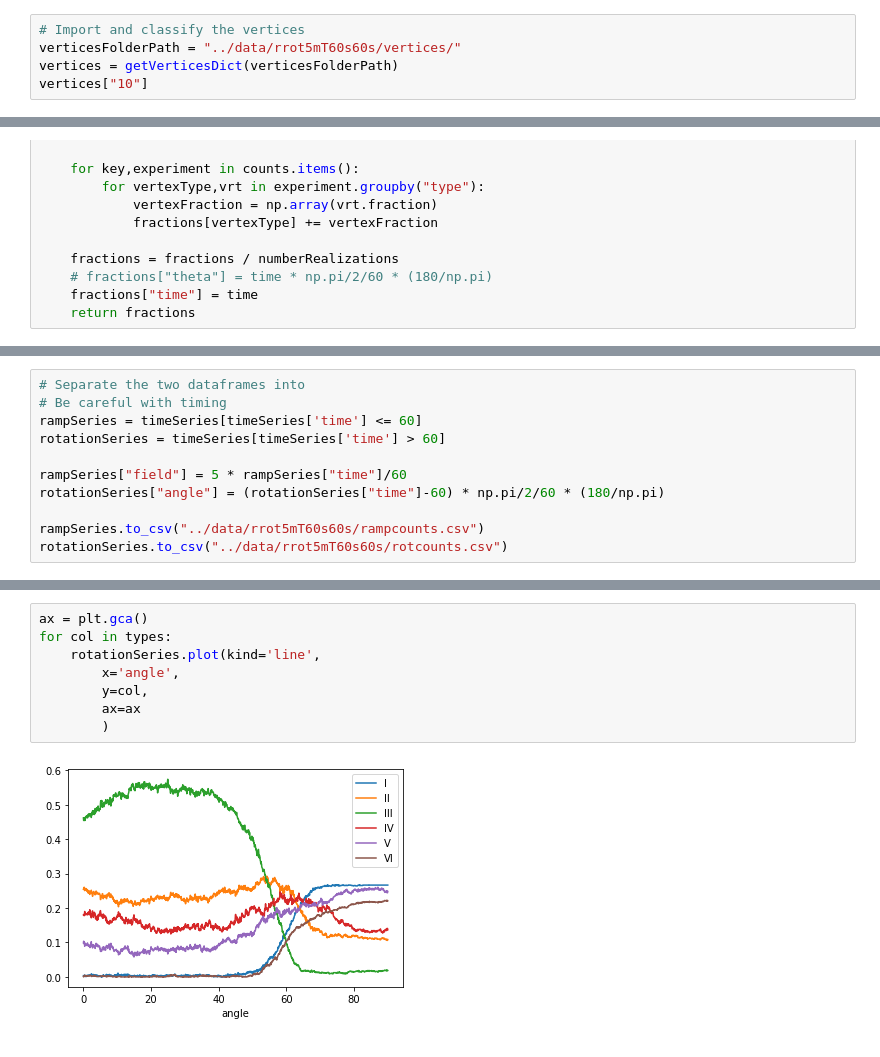
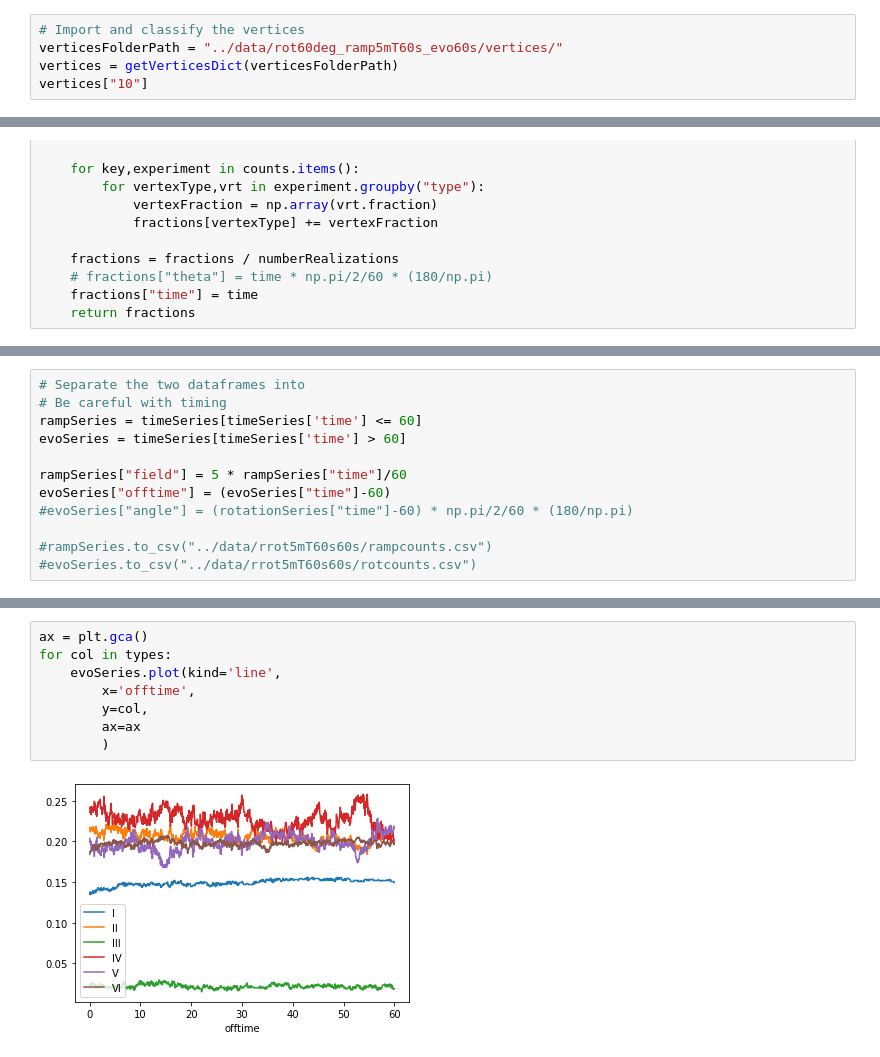
Before and after one commit to leogabac/rotBField, a Jupyter notebook: scripts/bvc.ipynb, the cells around one changed output, grey strips where cells are left out. Cells and saved outputs as stored; diff of their text form.

Commit message:
Vertices

```diff
--- a/scripts/bvc.ipynb
+++ b/scripts/bvc.ipynb
@@ -88,7 +88,7 @@ def getVerticesCount(verticesDict):
     return countsDict
 # %%
 # Import and classify the vertices
-verticesFolderPath = "../data/rrot5mT60s60s/vertices/"
+verticesFolderPath = "../data/rot60deg_ramp5mT60s_evo60s/vertices/"
 vertices = getVerticesDict(verticesFolderPath)
 vertices["10"]
 # %% [output]
@@ -162,13 +162,14 @@ for col in types:
 # Separate the two dataframes into
 # Be careful with timing
 rampSeries = timeSeries[timeSeries['time'] <= 60]
-rotationSeries = timeSeries[timeSeries['time'] > 60]
+evoSeries = timeSeries[timeSeries['time'] > 60]
 
 rampSeries["field"] = 5 * rampSeries["time"]/60
-rotationSeries["angle"] = (rotationSeries["time"]-60) * np.pi/2/60 * (180/np.pi)
+evoSeries["offtime"] = (evoSeries["time"]-60)
+#evoSeries["angle"] = (rotationSeries["time"]-60) * np.pi/2/60 * (180/np.pi)
 
-rampSeries.to_csv("../data/rrot5mT60s60s/rampcounts.csv")
-rotationSeries.to_csv("../data/rrot5mT60s60s/rotcounts.csv")
+#rampSeries.to_csv("../data/rrot5mT60s60s/rampcounts.csv")
+#evoSeries.to_csv("../data/rrot5mT60s60s/rotcounts.csv")
 # %% [output]
 A value is trying to be set on a copy of a slice from a DataFrame.
 Try using .loc[row_indexer,col_indexer] = value instead
@@ -193,10 +194,10 @@ for col in types:
 # %%
 ax = plt.gca()
 for col in types:
-    rotationSeries.plot(kind='line',
-        x='angle',
+    evoSeries.plot(kind='line',
+        x='offtime',
         y=col,
         ax=ax
         )
 # %% [output]
-[figure, old version]
+[figure, new version]
```
Also changed, not shown: parts of 5 cells of this notebook, 2 other files.
